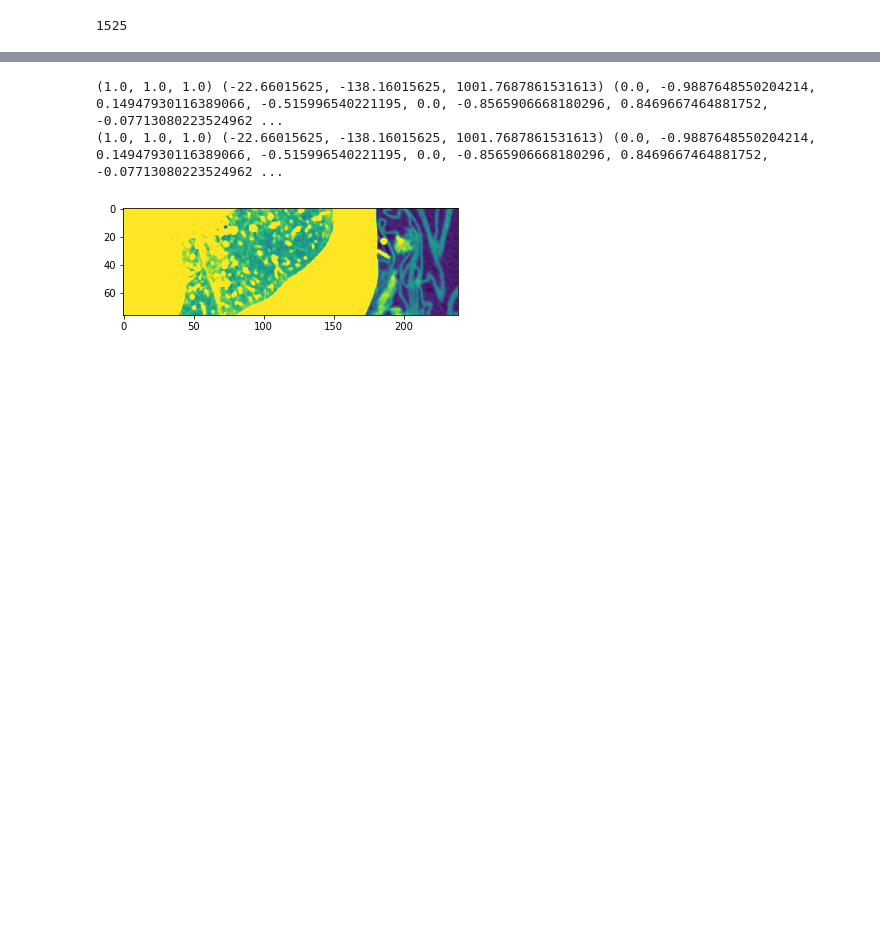
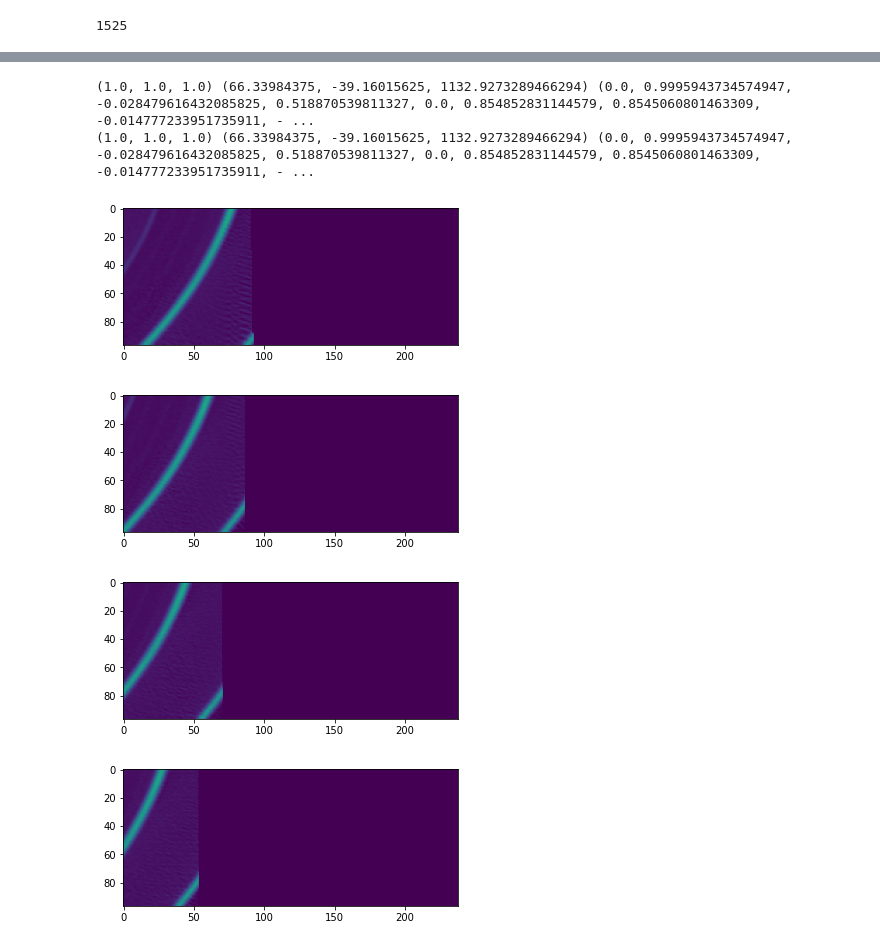
Before and after one commit to pangyuteng/fiss-viz-tmp, a Jupyter notebook: oblique.ipynb, the cells around one changed output, grey strips where cells are left out. Saved outputs shown, nothing was run; the diff lists cells and outputs as text; code cells hidden in the pictures; blank space fills up the shorter version.

```diff
--- a/oblique.ipynb
+++ b/oblique.ipynb
@@ -154,7 +157,8 @@ arr = sitk.GetArrayFromImage(new_roi).astype(int)
 _zs,_xs,_ys = np.where(arr==1)
 ps = []
 for x,y,z in zip(_xs,_ys,_zs):
-    p = new_roi.TransformContinuousIndexToPhysicalPoint((float(x),float(y),float(z)))
+    #p = new_roi.TransformContinuousIndexToPhysicalPoint((float(x),float(y),float(z)))
+    p = (float(x),float(y),float(z))
     ps.append(p)
 ps = np.array(ps)
 print(ps.shape)
@@ -224,11 +230,12 @@ np.min(X),np.max(X),np.min(Y),np.max(Y)
 c00 = (X[0,0],Y[0,0],Z[0,0])
 c10 = (X[-1,0],Y[-1,0],Z[-1,0])
 c01 = (X[0,-1],Y[0,-1],Z[0,-1])
+c11 = (X[-1,-1],Y[-1,-1],Z[-1,-1])
 origin = c00
 print(origin)
-x_vec = np.array(c00)-np.array(c10)
+x_vec = np.array(c10)-np.array(c00)
 x_vec = x_vec / (np.linalg.norm(x_vec) + 1e-16)
-y_vec = np.array(c00)-np.array(c01)
+y_vec = np.array(c01)-np.array(c00)
 y_vec = y_vec / (np.linalg.norm(y_vec) + 1e-16)
 
 print(x_vec)
@@ -241,10 +248,11 @@ direction = tuple(x_vec)+tuple(y_vec)+tuple(z_vec)
 xsize = int(np.sqrt(np.sum(np.array(c00)-np.array(c01))**2))
 ysize = int(np.sqrt(np.sum(np.array(c00)-np.array(c10))**2))
 
-origin = np.array(c00)-np.array([0,0,-5])
+#origin = np.array(c00)-np.array([0,0,-20])
+origin = c11
 origin = tuple(list(origin))
 spacing = (1,1,1)
-zsize = 1
+zsize = 40
 size = (xsize,ysize,zsize)
 print(size)
 # %% [output]
@@ -256,33 +356,36 @@ print(size)
 # %%
 
 resample = sitk.ResampleImageFilter()
 resample.SetOutputSpacing(spacing)
 resample.SetSize(size)
 resample.SetOutputDirection(direction)
 resample.SetOutputOrigin(origin)
 resample.SetTransform(sitk.Transform())
 #resample.SetDefaultPixelValue(itk_image.GetPixelIDValue())
 resample.SetDefaultPixelValue(-2000)
 resample.SetInterpolator(sitk.sitkBSpline)
 new_img = resample.Execute(itk_image)
 
 
 arr = sitk.GetArrayFromImage(new_img)
 spacing = new_img.GetSpacing()
 origin = new_img.GetOrigin()
 direction = new_img.GetDirection()
 size = new_img.GetSize()
 
 print(spacing,origin,direction,size)
 
 print(spacing,origin,direction,size)
-for i in range(zsize):
+for i in np.arange(0,arr.shape[0],10):
     plt.figure(i)
-    plt.imshow(arr[i,:,:].squeeze(),vmin=-1024,vmax=-700)
+    plt.imshow(arr[i,:,:].squeeze(),vmin=-1024,vmax=1024)
 # %% [output]
-(1.0, 1.0, 1.0) (-22.66015625, -138.16015625, 1001.7687861531613) (0.0, -0.9887648550204214, 0.14947930116389066, -0.515996540221195, 0.0, -0.8565906668180296, 0.8469667464881752, -0.07713080223524962 ...
-(1.0, 1.0, 1.0) (-22.66015625, -138.16015625, 1001.7687861531613) (0.0, -0.9887648550204214, 0.14947930116389066, -0.515996540221195, 0.0, -0.8565906668180296, 0.8469667464881752, -0.07713080223524962 ...
+(1.0, 1.0, 1.0) (66.33984375, -39.16015625, 1132.9273289466294) (0.0, 0.9995943734574947, -0.028479616432085825, 0.518870539811327, 0.0, 0.854852831144579, 0.8545060801463309, -0.014777233951735911, - ...
+(1.0, 1.0, 1.0) (66.33984375, -39.16015625, 1132.9273289466294) (0.0, 0.9995943734574947, -0.028479616432085825, 0.518870539811327, 0.0, 0.854852831144579, 0.8545060801463309, -0.014777233951735911, - ...
-[figure, old version]
+[figure, new version]
+[figure, added]
+[figure, added]
+[figure, added]
 # %%
 size = new_img.GetSize()
 spacing = new_img.GetSpacing()
```
Also changed, not shown: parts of 13 cells of this notebook.
